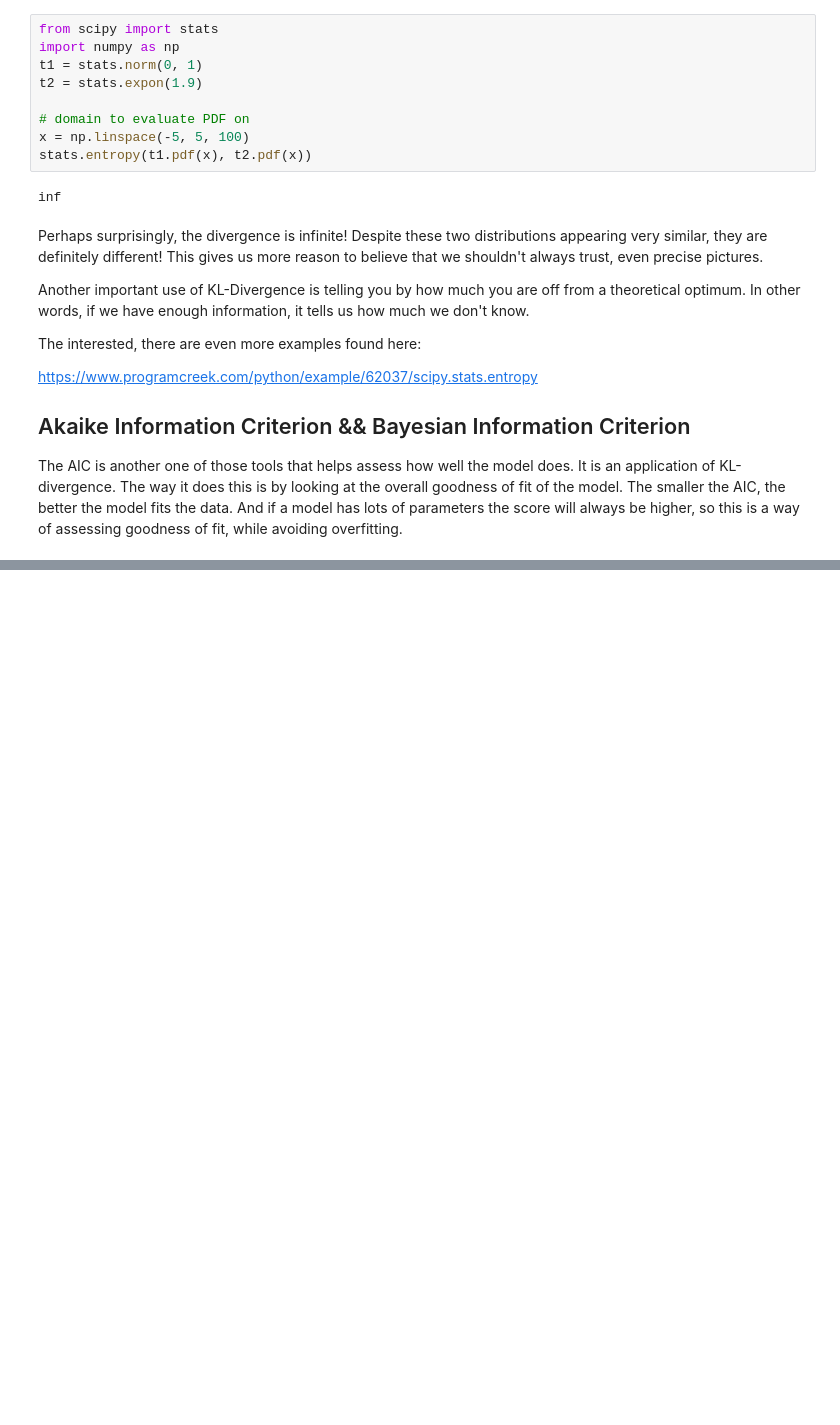
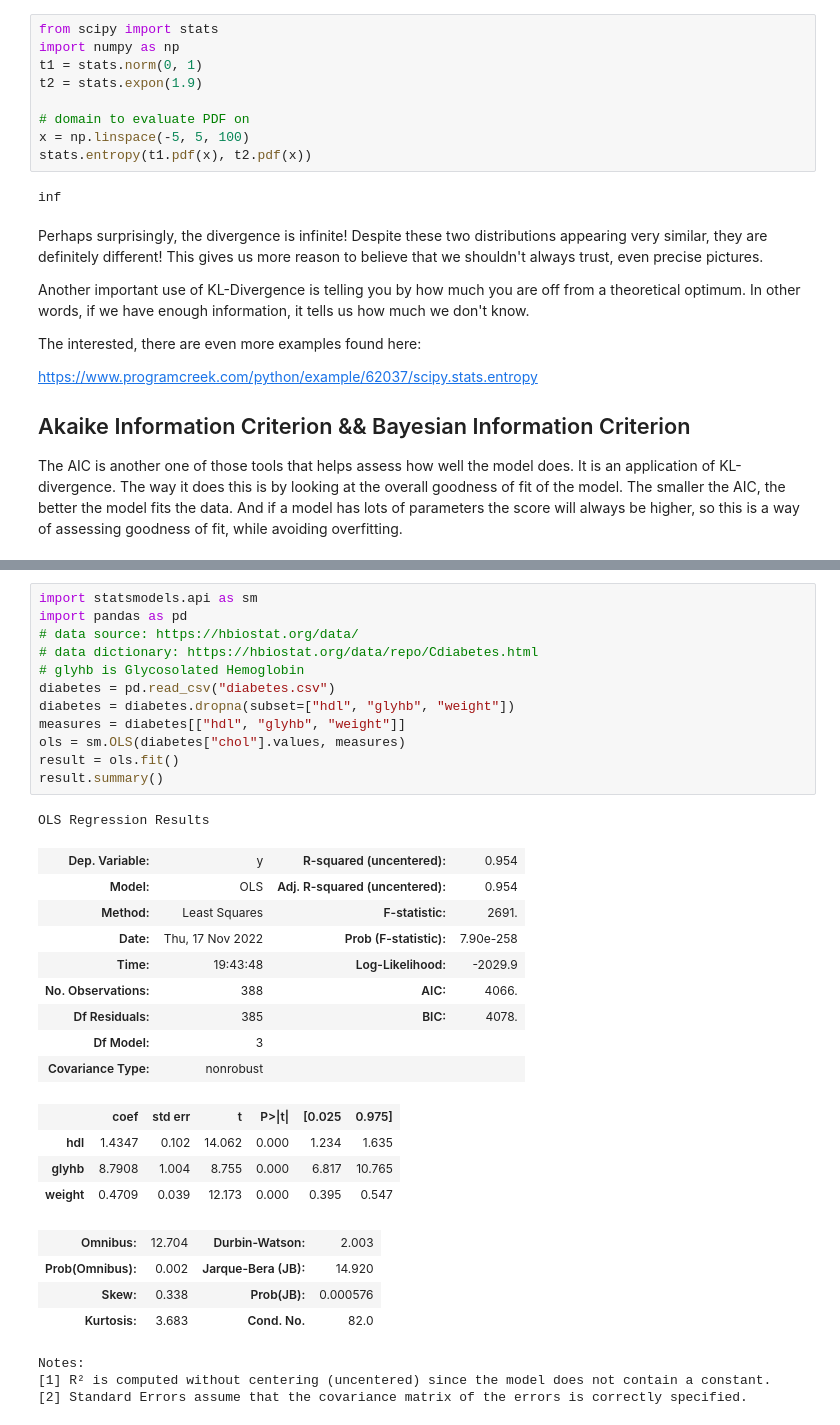
Before and after one commit to EricSchles/johns_hopkins_data_wrangling_and_machine_learning, a Jupyter notebook: an_introduction_to_regression.ipynb, the cells around one changed output, grey strips where cells are left out. Cells and saved outputs as stored; diff of their text form; blank space fills up the shorter version.

```diff
--- a/an_introduction_to_regression.ipynb
+++ b/an_introduction_to_regression.ipynb
@@ -458,0 +569,34 @@ The AIC is another one of those tools that helps assess how well the model does.
+# %%
+import statsmodels.api as sm
+import pandas as pd
+# data source: https://hbiostat.org/data/
+# data dictionary: https://hbiostat.org/data/repo/Cdiabetes.html
+# glyhb is Glycosolated Hemoglobin
+diabetes = pd.read_csv("diabetes.csv")
+diabetes = diabetes.dropna(subset=["hdl", "glyhb", "weight"])
+measures = diabetes[["hdl", "glyhb", "weight"]]
+ols = sm.OLS(diabetes["chol"].values, measures)
+result = ols.fit()
+result.summary()
+# %% [output]
+OLS Regression Results
+| Dep. Variable: | y | R-squared (uncentered): | 0.954 |
+| Model: | OLS | Adj. R-squared (uncentered): | 0.954 |
+| Method: | Least Squares | F-statistic: | 2691. |
+| Date: | Thu, 17 Nov 2022 | Prob (F-statistic): | 7.90e-258 |
+| Time: | 19:43:48 | Log-Likelihood: | -2029.9 |
+| No. Observations: | 388 | AIC: | 4066. |
+| Df Residuals: | 385 | BIC: | 4078. |
+| Df Model: | 3 |  |  |
+| Covariance Type: | nonrobust |  |  |
+|  | coef | std err | t | P>|t| | [0.025 | 0.975] |
+| hdl | 1.4347 | 0.102 | 14.062 | 0.000 | 1.234 | 1.635 |
+| glyhb | 8.7908 | 1.004 | 8.755 | 0.000 | 6.817 | 10.765 |
+| weight | 0.4709 | 0.039 | 12.173 | 0.000 | 0.395 | 0.547 |
+| Omnibus: | 12.704 | Durbin-Watson: | 2.003 |
+| Prob(Omnibus): | 0.002 | Jarque-Bera (JB): | 14.920 |
+| Skew: | 0.338 | Prob(JB): | 0.000576 |
+| Kurtosis: | 3.683 | Cond. No. | 82.0 |
+Notes:
+[1] R² is computed without centering (uncentered) since the model does not contain a constant.
+[2] Standard Errors assume that the covariance matrix of the errors is correctly specified.
```
Also changed, not shown: parts of 16 cells of this notebook.
